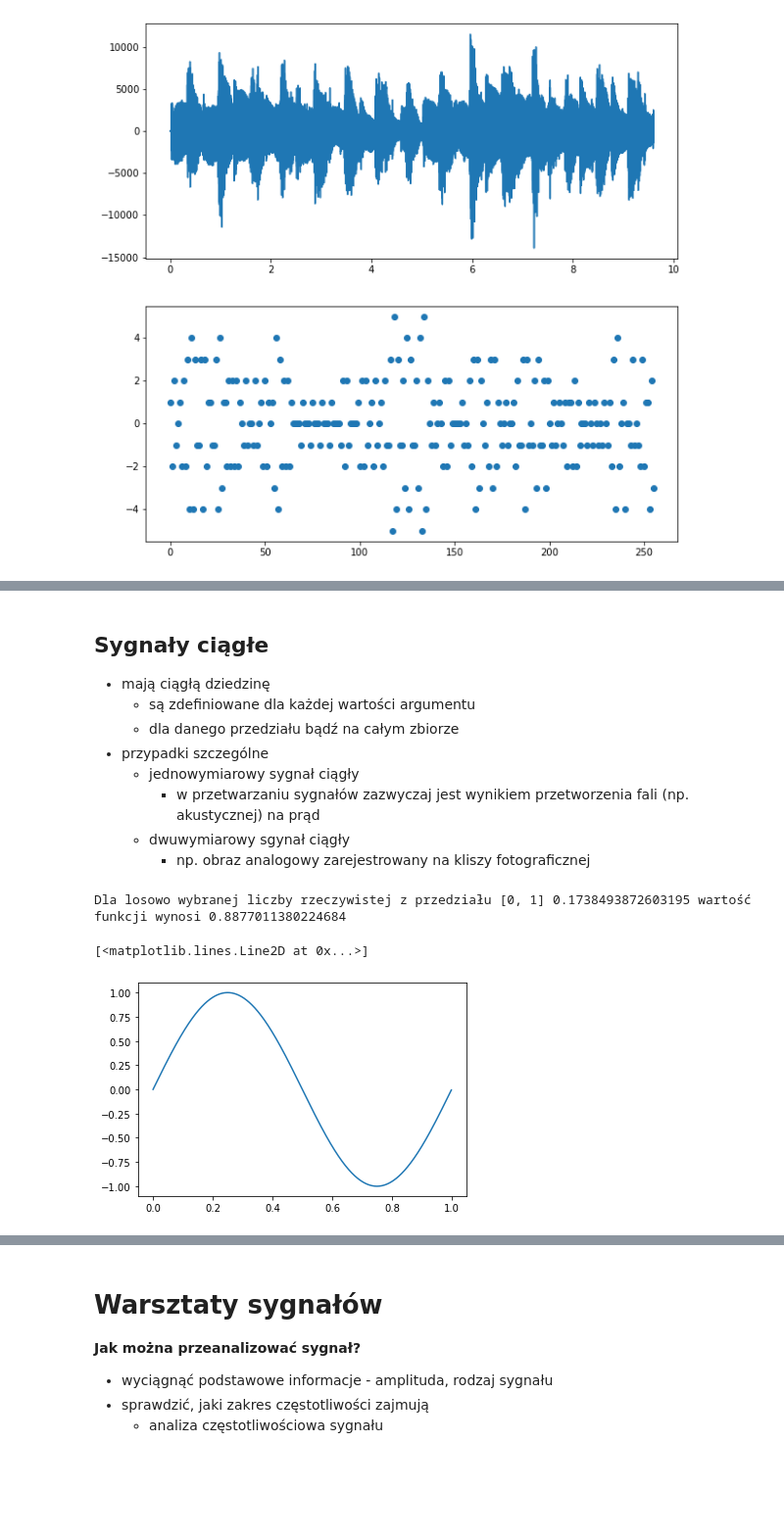
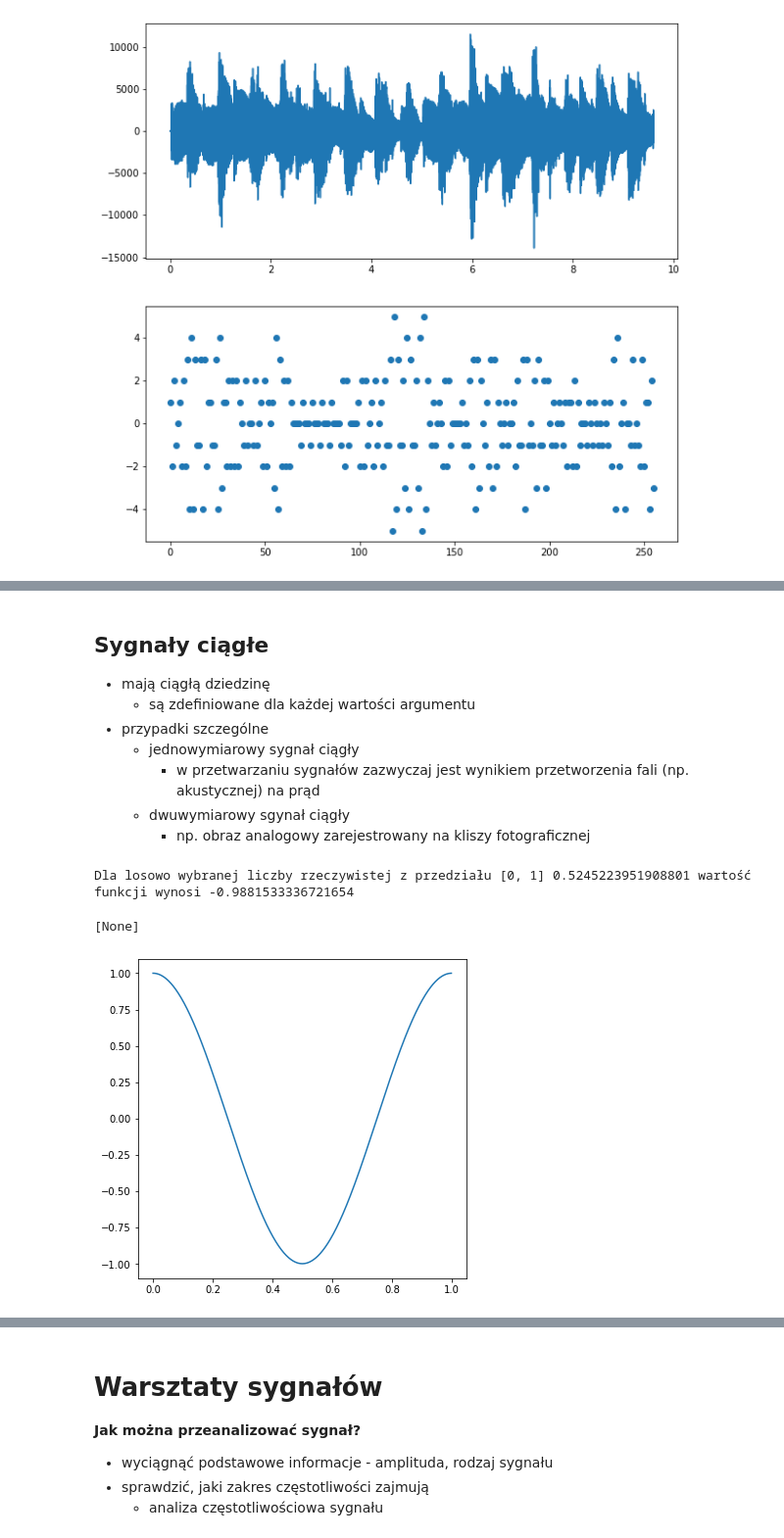
Before and after one commit to pcirrus/dsp_slideshow, a Jupyter notebook: dsp_presentation.ipynb, the cells around one changed output, grey strips where cells are left out. Shown at 98% size. Cells and saved outputs as stored; diff of their text form; code cells hidden in the pictures; blank space fills up the shorter version.

```diff
--- a/dsp_presentation.ipynb
+++ b/dsp_presentation.ipynb
@@ -155,30 +200,30 @@ $X(k) = \sum_{n = 0}^{N-1} x_n e^{-\frac{j 2\pi kn}{N}}$
 
 - mają ciągłą dziedzinę
   - są zdefiniowane dla każdej wartości argumentu
-  - dla danego przedziału bądź na całym zbiorze
 - przypadki szczególne
   - jednowymiarowy sygnał ciągły
     - w przetwarzaniu sygnałów zazwyczaj jest wynikiem przetworzenia fali (np. akustycznej) na prąd
   - dwuwymiarowy sgynał ciągły
     - np. obraz analogowy zarejestrowany na kliszy fotograficznej
 # %%
-def generate_sine(x, amplitude=1, frequency=1, time_shift=0):
-    return amplitude * np.sin(2*np.pi*frequency*x + time_shift)
+def generate_cosine(x, amplitude=1, frequency=1, time_shift=0):
+    return amplitude * np.cos(2*np.pi*frequency*x + time_shift)
 
 import random
 random.seed()
 
 x = random.random()
 print("Dla losowo wybranej liczby rzeczywistej z przedziału [0, 1]"
-      f" {x} wartość funkcji wynosi {generate_sine(x)}")
+      f" {x} wartość funkcji wynosi {generate_cosine(x)}")
 
 x_series = np.arange(0, 1, 0.001)
 fig, ax = plt.subplots()
-ax.plot(x_series, generate_sine(x_series))
+ax.plot(x_series, generate_cosine(x_series))
+fig.set(size_inches=(6, 6))
 # %% [output]
-Dla losowo wybranej liczby rzeczywistej z przedziału [0, 1] 0.1738493872603195 wartość funkcji wynosi 0.8877011380224684
+Dla losowo wybranej liczby rzeczywistej z przedziału [0, 1] 0.5245223951908801 wartość funkcji wynosi -0.9881533336721654
-[<matplotlib.lines.Line2D at 0x...>]
+[None]
-[figure, old version]
+[figure, new version]
 # %% [markdown]
 ## Sygnały ciągłe czasu dyskretnego
 
```
Also changed, not shown: parts of 36 cells of this notebook, 8 other files.
